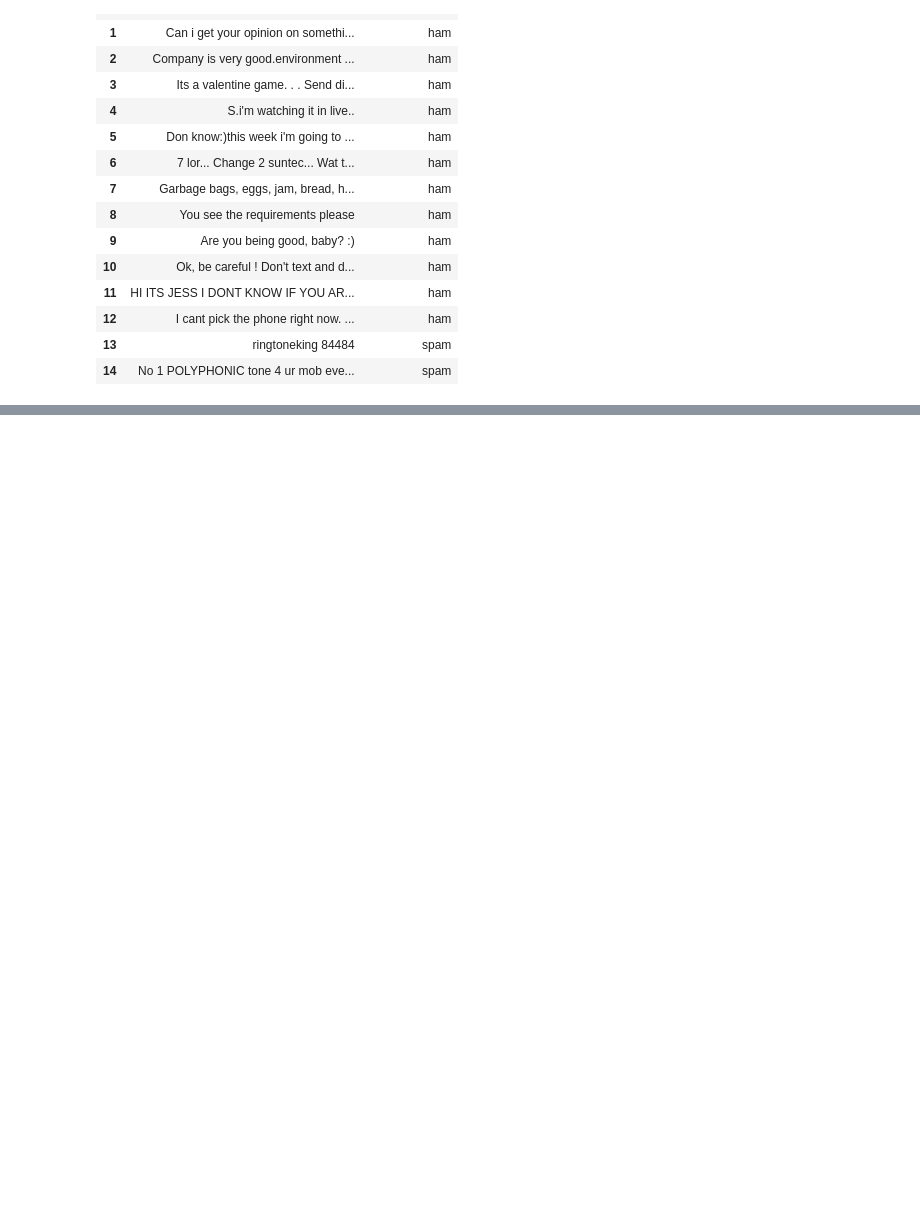
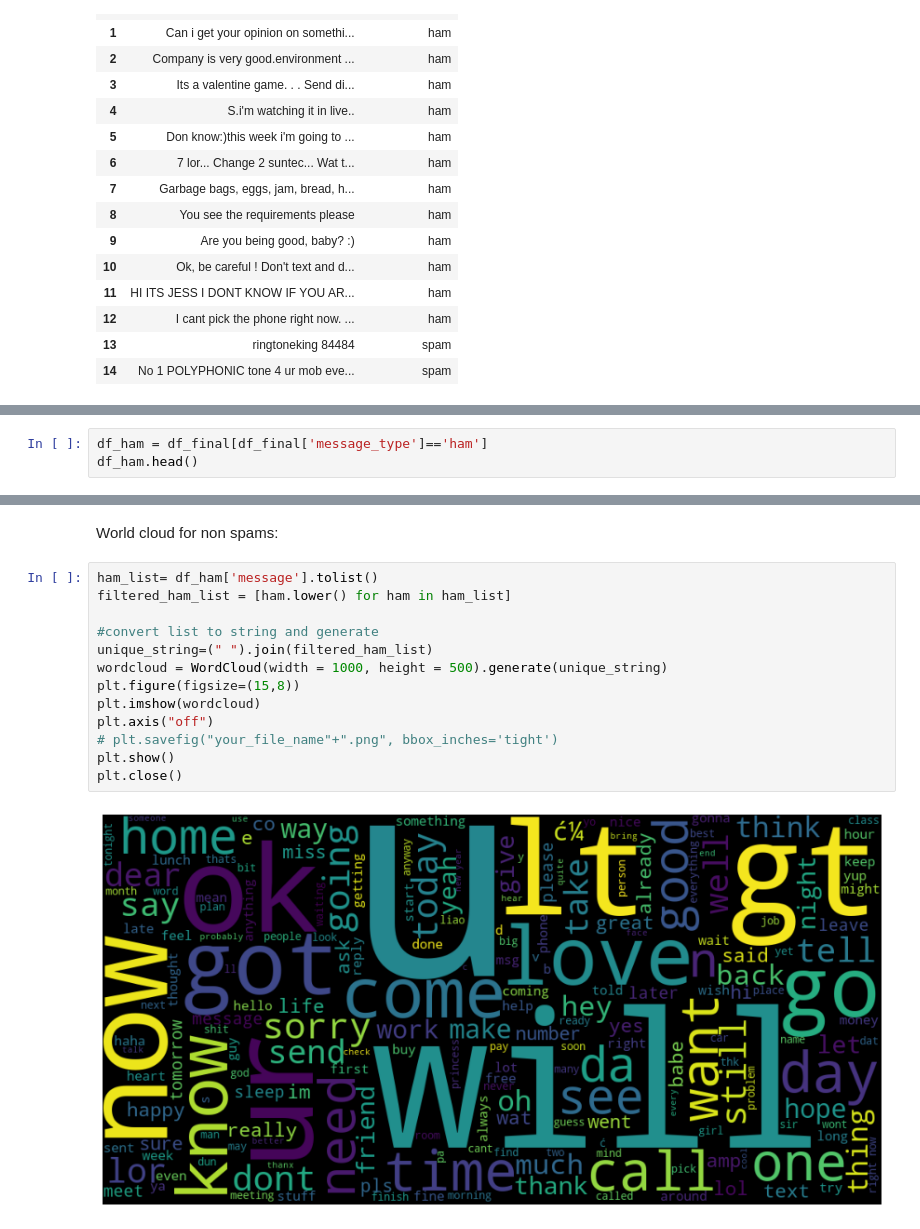
Before and after one commit to ErfanEbrahimiBazaz/spam_detection_with_nltk, a Jupyter notebook: spam detection.ipynb, the cells around one changed output, grey strips where cells are left out. Drawn from its saved outputs; the diff is of its cells as text; blank space fills up the shorter version.

```diff
--- a/spam detection.ipynb
+++ b/spam detection.ipynb
@@ -103,0 +122,3 @@ df_final[:15]
+# %%
+df_ham = df_final[df_final['message_type']=='ham']
+df_ham.head()
@@ -103,0 +196,17 @@ df_final[:15]
+# %% [markdown]
+World cloud for non spams:
+# %%
+ham_list= df_ham['message'].tolist()
+filtered_ham_list = [ham.lower() for ham in ham_list]
+
+#convert list to string and generate
+unique_string=(" ").join(filtered_ham_list)
+wordcloud = WordCloud(width = 1000, height = 500).generate(unique_string)
+plt.figure(figsize=(15,8))
+plt.imshow(wordcloud)
+plt.axis("off")
+# plt.savefig("your_file_name"+".png", bbox_inches='tight')
+plt.show()
+plt.close()
+# %% [output]
+[figure, added]
```
Also changed, not shown: parts of 18 cells of this notebook.
